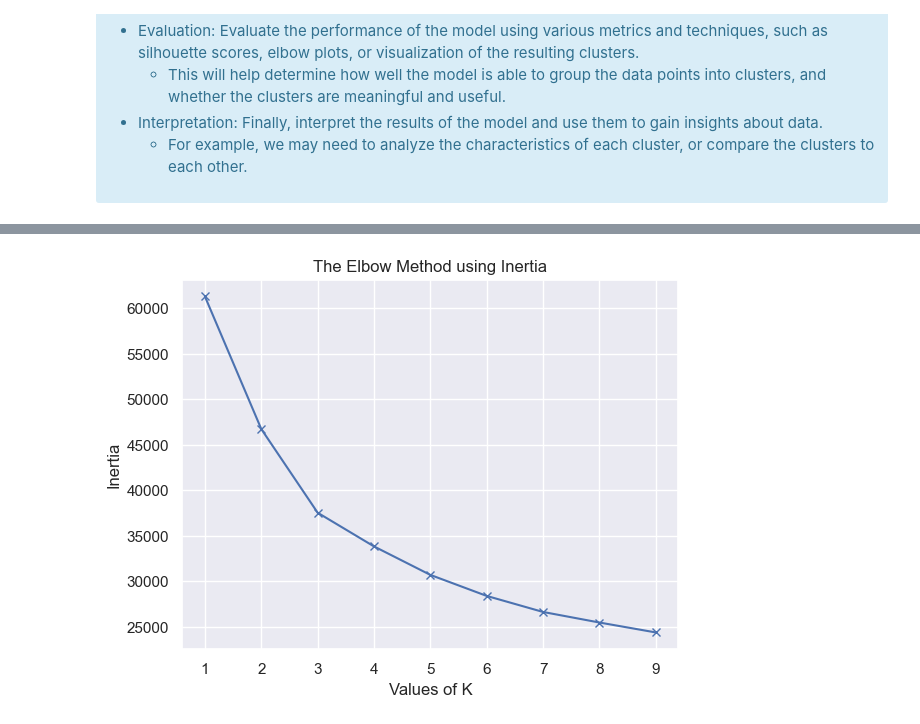
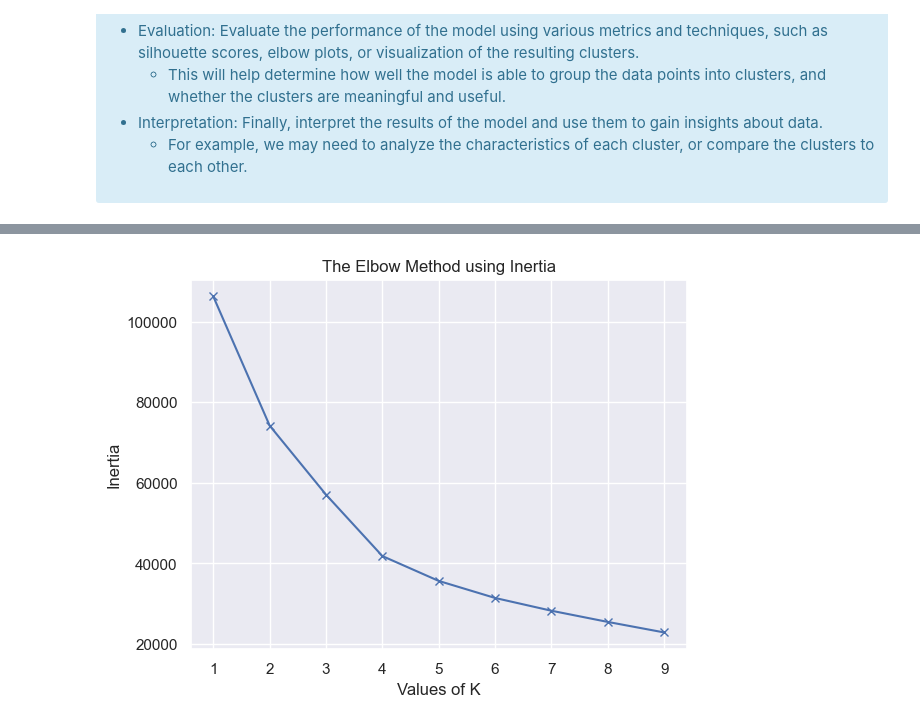
Before and after one commit to NassarX/insurance-customers-segmentation, a Jupyter notebook: a2z_insurance.ipynb, the cells around one changed output, grey strips where cells are left out. Saved outputs shown, nothing was run; the diff lists cells and outputs as text; code cells hidden in the pictures.

```diff
--- a/a2z_insurance.ipynb
+++ b/a2z_insurance.ipynb
@@ -1510,4 +1629,4 @@ To determine the __Optimal Number Of Clusters__ for a k-means model, there are s
 # %%
-elbow_method(a2z_scaled_df)
+elbow_method(pca_df)
 # %% [output]
-[figure, old version]
+[figure, new version]
```
Also changed, not shown: parts of 71 cells of this notebook, 1 other file.
